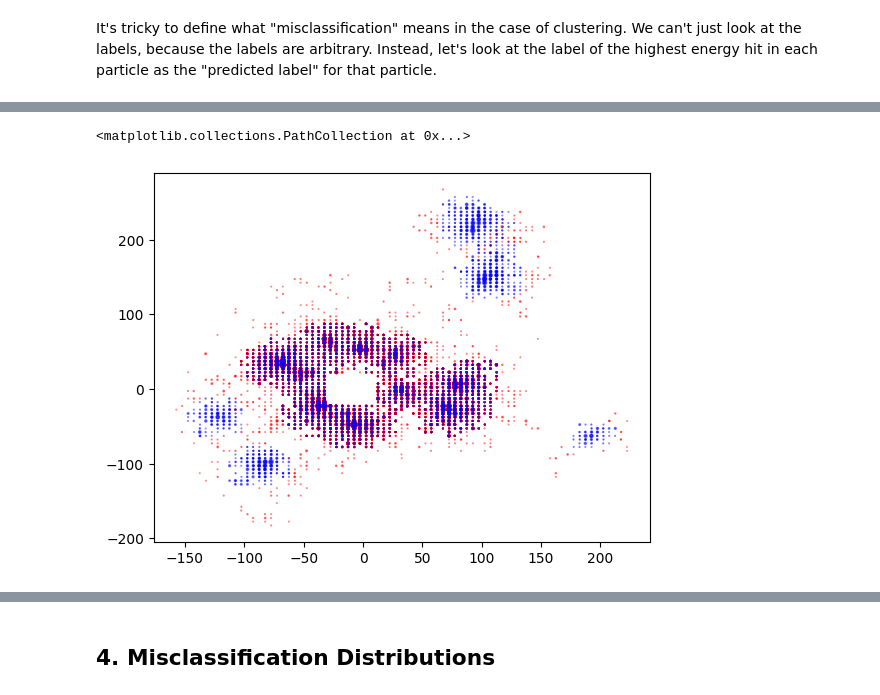
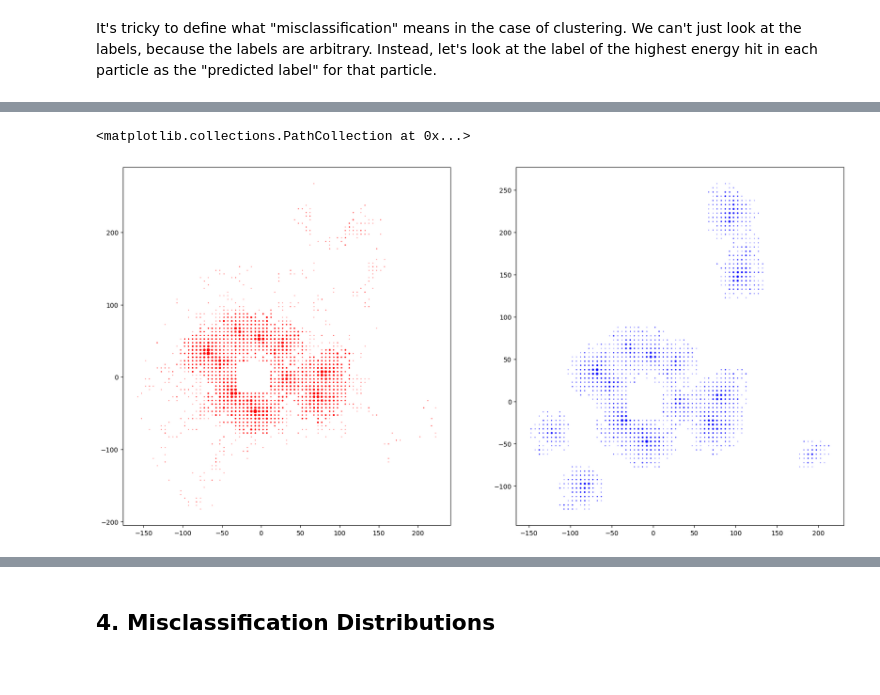
Before and after one commit to wpmccormack/ePIC_Clustering_2023, a Jupyter notebook: examples/notebooks/2_Useful_Metrics.ipynb, the cells around one changed output, grey strips where cells are left out. Saved outputs shown, nothing was run; the diff lists cells and outputs as text; code cells hidden in the pictures.

```diff
--- a/examples/notebooks/2_Useful_Metrics.ipynb
+++ b/examples/notebooks/2_Useful_Metrics.ipynb
@@ -45,12 +45,20 @@ sorted(csv_files)[0]
 # %%
 def make_cluster_labels(event, eps=18, min_samples=1):
     dbscan = DBSCAN(eps=eps, min_samples=min_samples)
-    event['tmp_clusterID'] = dbscan.fit_predict(event[['posx', 'posy']], sample_weight=event['E'])
+    event['tmp_clusterID'] = dbscan.fit_predict(event[['posx', 'posy', 'posz']], sample_weight=event['E'])
 
     # encode the labels to make sure it's unique across all events
     str_ids = event['event'].astype('str') + "_" + event['tmp_clusterID'].astype('str')
     event['labelID'] = [xxhash.xxh64_intdigest(x, seed=0) for x in str_ids.values]
 
     return event
+
+def add_classification(event):
+    max_energy_indices = event.groupby('clusterID')['E'].idxmax()
+    labels_with_max_energy = event.loc[max_energy_indices][["labelID", "clusterID"]]
+    df_with_clusterID = pd.merge(event, labels_with_max_energy, on='labelID', how='left')
+    df_with_clusterID.rename(columns={'clusterID_x': 'true_clusterID', 'clusterID_y': 'pred_clusterID'}, inplace=True)
+    df_with_clusterID["correct_cluster"] = df_with_clusterID['true_clusterID'] == df_with_clusterID['pred_clusterID']
+    return df_with_clusterID
 # %%
 pd.options.mode.chained_assignment = None
@@ -85,0 +87,5 @@ def add_classification(event):
+# %%
+event = events[events['event'] == events.event.unique()[0]]
+event = make_cluster_labels(event, eps=10)
+homogeneity, completeness, vscore = weighted_v_score(labels_true=event['clusterID'], labels_pred=event["labelID"], labels_weight=event['E'])
+print(f"Homogeneity: {homogeneity} \nCompleteness: {completeness} \nV-Score: {vscore}")
@@ -89,8 +109,12 @@ event = add_classification(event)
 correct_clusters = event[event['correct_cluster'] == True]
 incorrect_clusters = event[event['correct_cluster'] == False]
 # %%
-plt.scatter(incorrect_clusters.posx, incorrect_clusters.posy, c="r", s=incorrect_clusters.E**(1/2)*5, alpha=0.5)
-plt.scatter(correct_clusters.posx, correct_clusters.posy, c="b", s=correct_clusters.E**(1/2)*5, alpha=0.5)
+# plt.scatter(incorrect_clusters.posx, incorrect_clusters.posy, c="r", s=incorrect_clusters.E**(1/2)*5, alpha=0.5)
+# plt.scatter(correct_clusters.posx, correct_clusters.posy, c="b", s=correct_clusters.E**(1/2)*5, alpha=0.5)
+fig, axs = plt.subplots(1, 2, figsize=(20, 10))
+
+axs[0].scatter(incorrect_clusters.posx, incorrect_clusters.posy, c="r", s=incorrect_clusters.E**(1/2)*5)
+axs[1].scatter(correct_clusters.posx, correct_clusters.posy, c="b", s=correct_clusters.E**(1/2)*5)
 # %% [output]
 <matplotlib.collections.PathCollection at 0x...>
-[figure, old version]
+[figure, new version]
```
Also changed, not shown: parts of 10 cells of this notebook, 3 other files.
